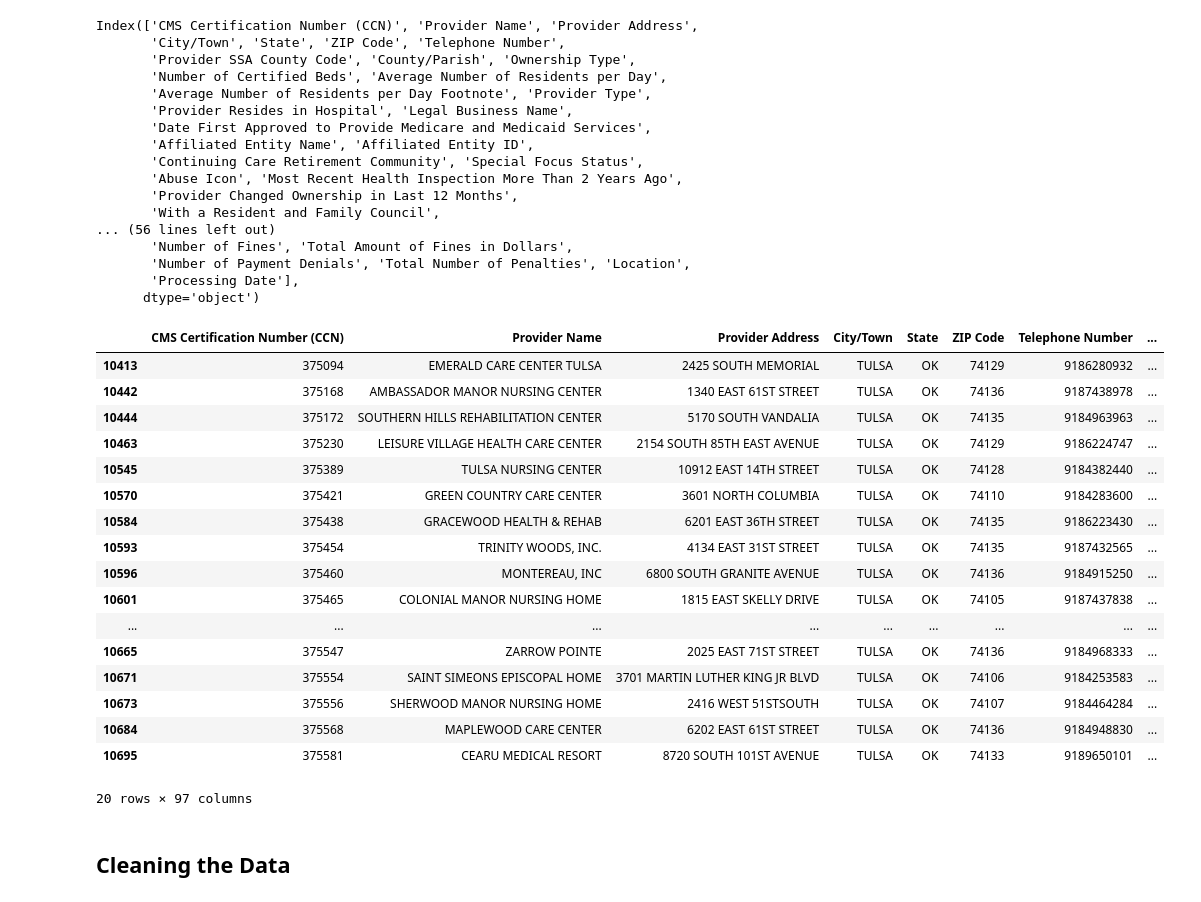
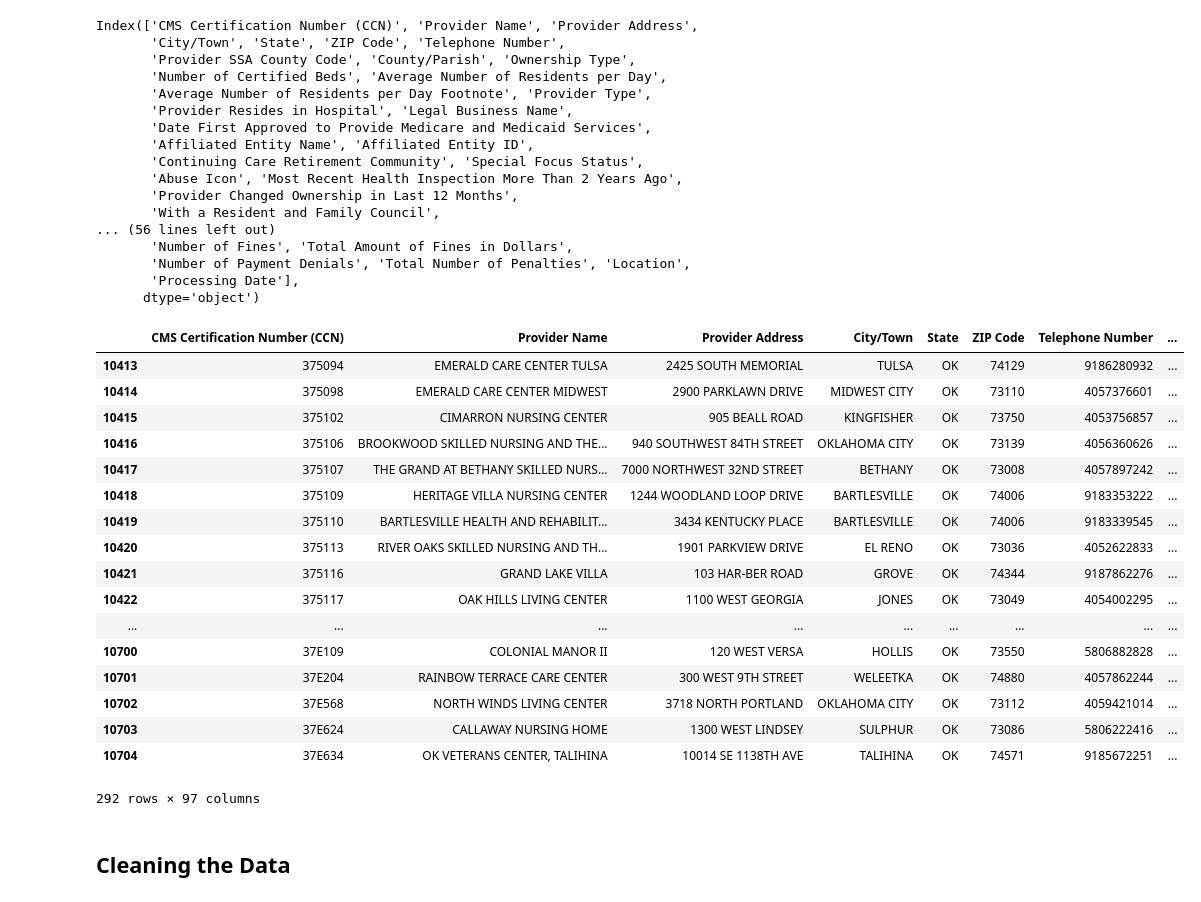
Before and after one commit to wanderfarther/Project_1, a Jupyter notebook: nursing_home_comparisons-Copy1.ipynb, the cells around one changed output. Drawn from its saved outputs; the diff is of its cells as text; code cells hidden in the pictures.

```diff
--- a/nursing_home_comparisons-Copy1.ipynb
+++ b/nursing_home_comparisons-Copy1.ipynb
@@ -39,28 +39,28 @@ Index(['CMS Certification Number (CCN)', 'Provider Name', 'Provider Address',
        'Number of Payment Denials', 'Total Number of Penalties', 'Location',
        'Processing Date'],
       dtype='object')
-# %%
-tulsa_data = provider_data[provider_data["City/Town"] == "TULSA"]
-tulsa_data
-# %% [output]
-|  | CMS Certification Number (CCN) | Provider Name | Provider Address | City/Town | State | ZIP Code | Telephone Number | ... |
-| 10413 | 375094 | EMERALD CARE CENTER TULSA | 2425 SOUTH MEMORIAL | TULSA | OK | 74129 | 9186280932 | ... |
-| 10442 | 375168 | AMBASSADOR MANOR NURSING CENTER | 1340 EAST 61ST STREET | TULSA | OK | 74136 | 9187438978 | ... |
-| 10444 | 375172 | SOUTHERN HILLS REHABILITATION CENTER | 5170 SOUTH VANDALIA | TULSA | OK | 74135 | 9184963963 | ... |
-| 10463 | 375230 | LEISURE VILLAGE HEALTH CARE CENTER | 2154 SOUTH 85TH EAST AVENUE | TULSA | OK | 74129 | 9186224747 | ... |
-| 10545 | 375389 | TULSA NURSING CENTER | 10912 EAST 14TH STREET | TULSA | OK | 74128 | 9184382440 | ... |
-| 10570 | 375421 | GREEN COUNTRY CARE CENTER | 3601 NORTH COLUMBIA | TULSA | OK | 74110 | 9184283600 | ... |
-| 10584 | 375438 | GRACEWOOD HEALTH & REHAB | 6201 EAST 36TH STREET | TULSA | OK | 74135 | 9186223430 | ... |
-| 10593 | 375454 | TRINITY WOODS, INC. | 4134 EAST 31ST STREET | TULSA | OK | 74135 | 9187432565 | ... |
-| 10596 | 375460 | MONTEREAU, INC | 6800 SOUTH GRANITE AVENUE | TULSA | OK | 74136 | 9184915250 | ... |
-| 10601 | 375465 | COLONIAL MANOR NURSING HOME | 1815 EAST SKELLY DRIVE | TULSA | OK | 74105 | 9187437838 | ... |
-| ... | ... | ... | ... | ... | ... | ... | ... | ... |
-| 10665 | 375547 | ZARROW POINTE | 2025 EAST 71ST STREET | TULSA | OK | 74136 | 9184968333 | ... |
-| 10671 | 375554 | SAINT SIMEONS EPISCOPAL HOME | 3701 MARTIN LUTHER KING JR BLVD | TULSA | OK | 74106 | 9184253583 | ... |
-| 10673 | 375556 | SHERWOOD MANOR NURSING HOME | 2416 WEST 51STSOUTH | TULSA | OK | 74107 | 9184464284 | ... |
-| 10684 | 375568 | MAPLEWOOD CARE CENTER | 6202 EAST 61ST STREET | TULSA | OK | 74136 | 9184948830 | ... |
-| 10695 | 375581 | CEARU MEDICAL RESORT | 8720 SOUTH 101ST AVENUE | TULSA | OK | 74133 | 9189650101 | ... |
-20 rows × 97 columns
+# %%
+oklahoma_data = provider_data[provider_data["State"] == "OK"]
+oklahoma_data
+# %% [output]
+|  | CMS Certification Number (CCN) | Provider Name | Provider Address | City/Town | State | ZIP Code | Telephone Number | ... |
+| 10413 | 375094 | EMERALD CARE CENTER TULSA | 2425 SOUTH MEMORIAL | TULSA | OK | 74129 | 9186280932 | ... |
+| 10414 | 375098 | EMERALD CARE CENTER MIDWEST | 2900 PARKLAWN DRIVE | MIDWEST CITY | OK | 73110 | 4057376601 | ... |
+| 10415 | 375102 | CIMARRON NURSING CENTER | 905 BEALL ROAD | KINGFISHER | OK | 73750 | 4053756857 | ... |
+| 10416 | 375106 | BROOKWOOD SKILLED NURSING AND THE... | 940 SOUTHWEST 84TH STREET | OKLAHOMA CITY | OK | 73139 | 4056360626 | ... |
+| 10417 | 375107 | THE GRAND AT BETHANY SKILLED NURS... | 7000 NORTHWEST 32ND STREET | BETHANY | OK | 73008 | 4057897242 | ... |
+| 10418 | 375109 | HERITAGE VILLA NURSING CENTER | 1244 WOODLAND LOOP DRIVE | BARTLESVILLE | OK | 74006 | 9183353222 | ... |
+| 10419 | 375110 | BARTLESVILLE HEALTH AND REHABILIT... | 3434 KENTUCKY PLACE | BARTLESVILLE | OK | 74006 | 9183339545 | ... |
+| 10420 | 375113 | RIVER OAKS SKILLED NURSING AND TH... | 1901 PARKVIEW DRIVE | EL RENO | OK | 73036 | 4052622833 | ... |
+| 10421 | 375116 | GRAND LAKE VILLA | 103 HAR-BER ROAD | GROVE | OK | 74344 | 9187862276 | ... |
+| 10422 | 375117 | OAK HILLS LIVING CENTER | 1100 WEST GEORGIA | JONES | OK | 73049 | 4054002295 | ... |
+| ... | ... | ... | ... | ... | ... | ... | ... | ... |
+| 10700 | 37E109 | COLONIAL MANOR II | 120 WEST VERSA | HOLLIS | OK | 73550 | 5806882828 | ... |
+| 10701 | 37E204 | RAINBOW TERRACE CARE CENTER | 300 WEST 9TH STREET | WELEETKA | OK | 74880 | 4057862244 | ... |
+| 10702 | 37E568 | NORTH WINDS LIVING CENTER | 3718 NORTH PORTLAND | OKLAHOMA CITY | OK | 73112 | 4059421014 | ... |
+| 10703 | 37E624 | CALLAWAY NURSING HOME | 1300 WEST LINDSEY | SULPHUR | OK | 73086 | 5806222416 | ... |
+| 10704 | 37E634 | OK VETERANS CENTER, TALIHINA | 10014 SE 1138TH AVE | TALIHINA | OK | 74571 | 9185672251 | ... |
+292 rows × 97 columns
 # %% [markdown]
 ## Cleaning the Data
 # %%
```
Also changed, not shown: parts of 11 cells of this notebook.
